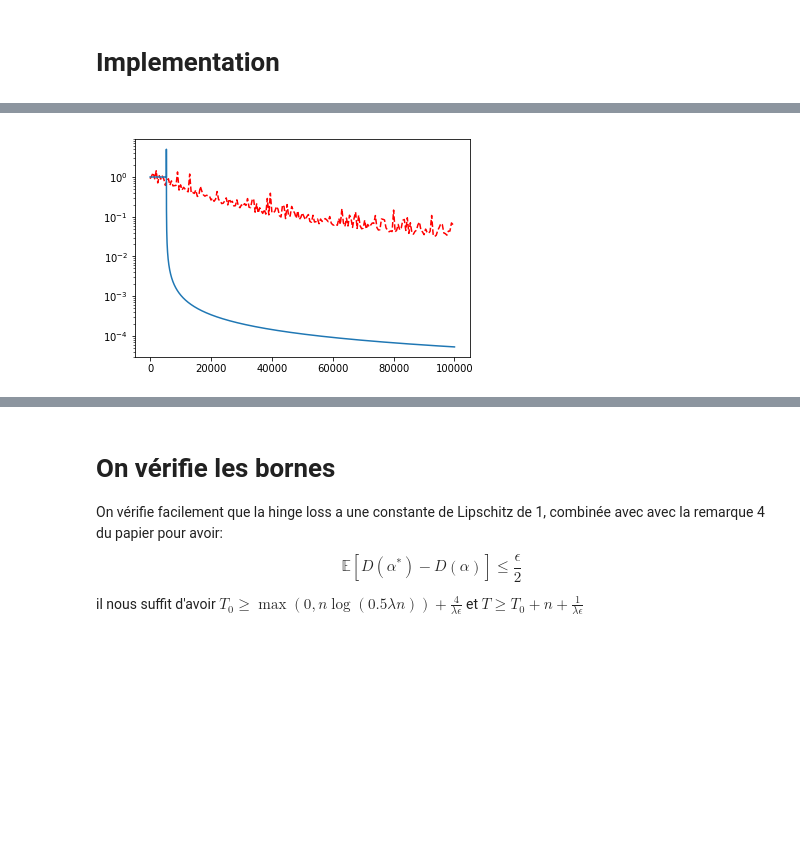
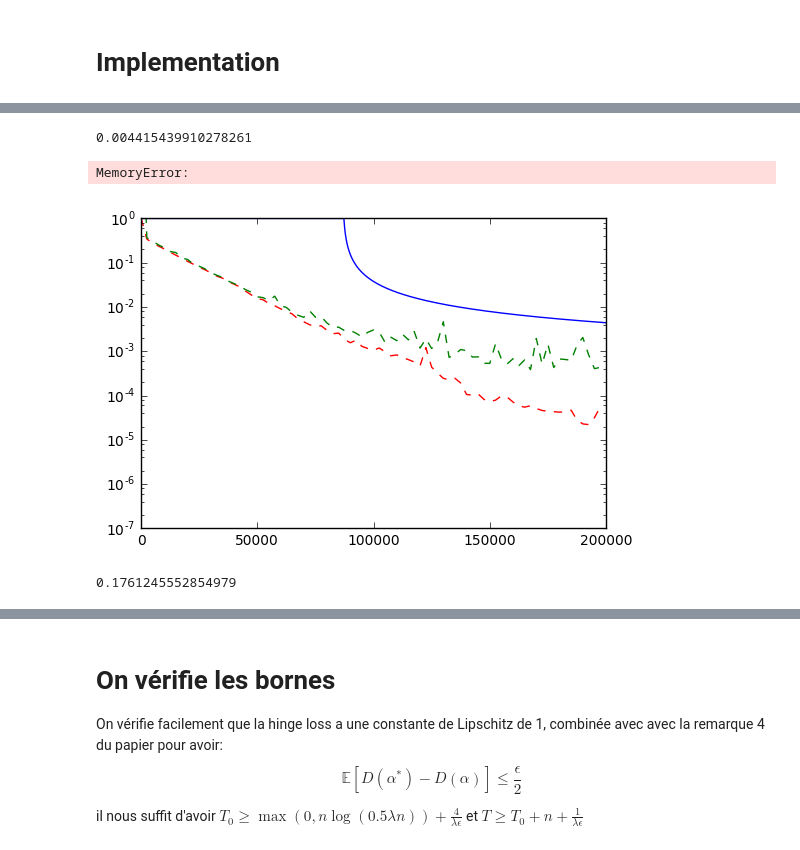
Before and after one commit to schechtman/SDCA, a Jupyter notebook: Untitled.ipynb, the cells around one changed output, grey strips where cells are left out. Cells and saved outputs as stored; diff of their text form; code cells hidden in the pictures; blank space fills up the shorter version.

```diff
--- a/Untitled.ipynb
+++ b/Untitled.ipynb
@@ -128,7 +127,7 @@ def Pegasos(X, y, n_iter, lmd, save_loss=500, option2=None, X_test=None, y_test=
         w = (1 - 1/ ( itr + 1)) * w + step * ((1 - y_Xw) > 0 ) * y[i] * X[i].T
         if itr % save_loss == 0:
             Primal_loss.append(Primal(X, y, w, lmd))
-            Class_loss.append(Class(X, y, w))
+            #Class_loss.append(Class(X, y, w))
             if option2=="test":
                 Class_loss2.append(Class(X_test, y_test, w))
     return w, Primal_loss, Class_loss, Class_loss2
@@ -145,18 +144,7 @@ X_test, y_test = get_data("a7a.t")
 # %%
-lmd = 1
+lmd = 1e-2
 n = y_train.shape[0]
 C_scikit = 1 / (lmd * n)
 
-n_iter = 10000
-save_loss = 1000
+n_iter = 2 * 10**5
+save_loss = 2500
-# %%
-lmd = 1
-n = y_train.shape[0]
-eps = 0.1
-C_scikit = 1 / (lmd * y_train.shape[0])
-
-T_0 = np.ceil(max(0, n * np.log(0.5 * lmd * n)) +  4 / (lmd * eps))
-n_iter = np.ceil(T_0 + n + 1 / (lmd * eps))
-n_iter, T_0 = int(n_iter), int(T_0)
-
-print(n_iter, T_0)
@@ -167,3 +153,5 @@ l = np.ceil(max(0, n * np.log(0.5 * lmd * n))) + n
 dual_gap_bound = [1. for i in range(int(l) + 1)]
 for i in range(int(l) + 1, n_iter):
     dual_gap_bound.append(5 / (lmd * (i - l )))
+# %%
+w, alpha, P, D, C, C2 = sdca(X_train, y_train, n_iter=n_iter, option="high_prob",lmd=lmd, save_loss=save_loss, option2=None)
@@ -176,15 +168,23 @@ for i in range(int(l) + 1, n_iter):
 # %%
 w_peg, P_peg, C_peg, C2_peg = Pegasos(
     X_train, y_train, n_iter=n_iter, lmd=lmd, save_loss=save_loss, option2=None)
+# %%
+dual_gap_bound[-10]
+# %% [output]
+0.004415439910278261
 # %%
 clf = LinearSVC(fit_intercept=False, loss="hinge", max_iter=n_iter, C=C_scikit)
 clf.fit(X_train, y_train)
 w_scikit = np.ravel(clf.coef_)
 
 P_star = Primal(X_train, y_train, w_scikit, lmd)
+# %% [output]
+MemoryError:
 # %%
 plt.plot(np.arange(0, n_iter, save_loss), np.array(P) - np.array(D) , "r--", label="dual gap")
+plt.plot(np.arange(0, n_iter, save_loss), np.array(P_peg) - np.array(D), "g--", label="je sais pas")
 plt.plot(dual_gap_bound)
+plt.ylim( (10**(-7), 1) )
 plt.yscale("log")
 # %% [output]
-[figure, old version]
+[figure, new version]
@@ -190,0 +205,4 @@ plt.yscale("log")
+# %%
+dual_gap_bound[-10]
+# %% [output]
+0.1761245552854979
```
Also changed, not shown: parts of 27 cells of this notebook.
